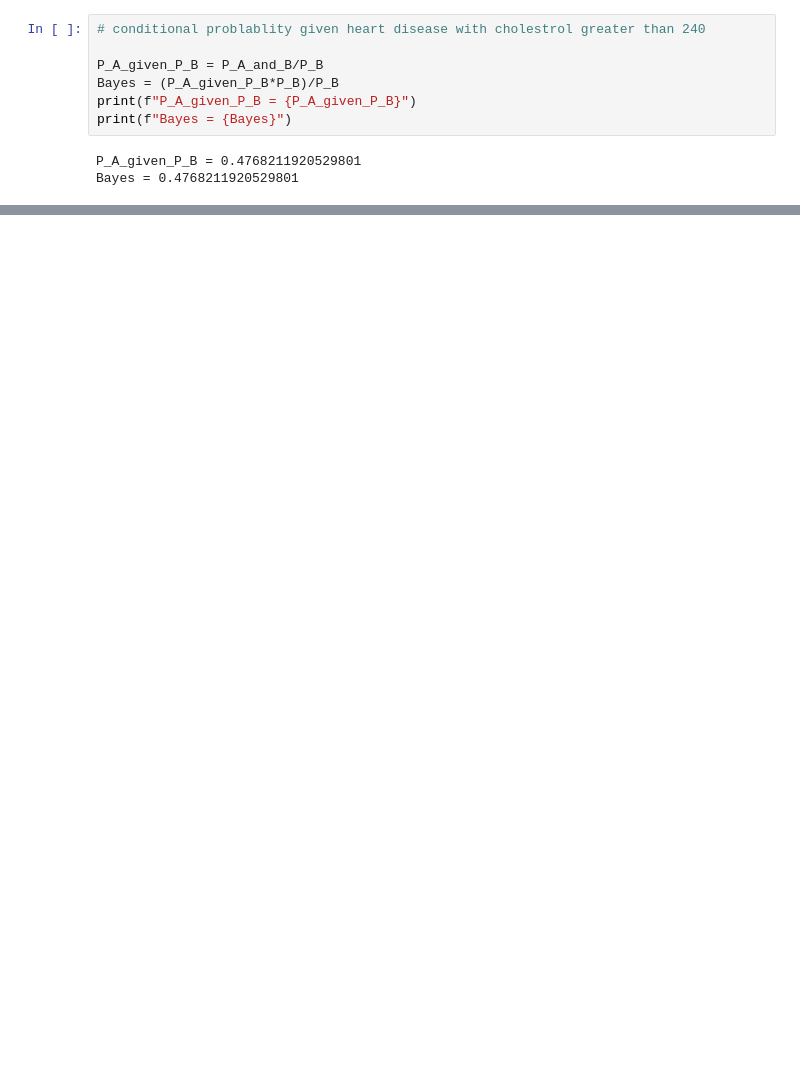
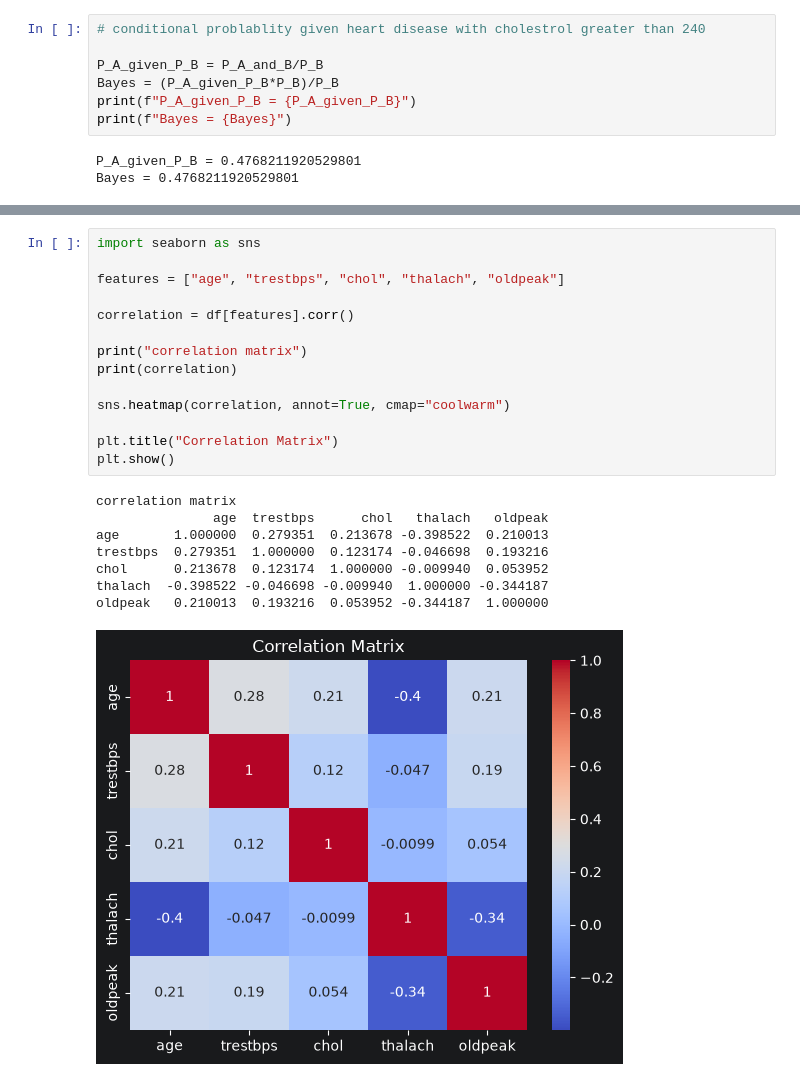
Before and after one commit to Abishek-230606/machine-learning-practice, a Jupyter notebook: ml_sub/practice-2/practice-2.ipynb, the cells around one changed output, grey strips where cells are left out. Saved outputs shown, nothing was run; the diff lists cells and outputs as text; blank space fills up the shorter version.

```diff
--- a/ml_sub/practice-2/practice-2.ipynb
+++ b/ml_sub/practice-2/practice-2.ipynb
@@ -104,0 +230,23 @@ Bayes = 0.4768211920529801
+# %%
+import seaborn as sns
+
+features = ["age", "trestbps", "chol", "thalach", "oldpeak"]
+
+correlation = df[features].corr()
+
+print("correlation matrix")
+print(correlation)
+
+sns.heatmap(correlation, annot=True, cmap="coolwarm")
+
+plt.title("Correlation Matrix")
+plt.show()
+# %% [output]
+correlation matrix
+               age  trestbps      chol   thalach   oldpeak
+age       1.000000  0.279351  0.213678 -0.398522  0.210013
+trestbps  0.279351  1.000000  0.123174 -0.046698  0.193216
+chol      0.213678  0.123174  1.000000 -0.009940  0.053952
+thalach  -0.398522 -0.046698 -0.009940  1.000000 -0.344187
+oldpeak   0.210013  0.193216  0.053952 -0.344187  1.000000
+[figure, added]
```
Also changed, not shown: parts of 21 cells of this notebook, 4 other files.
